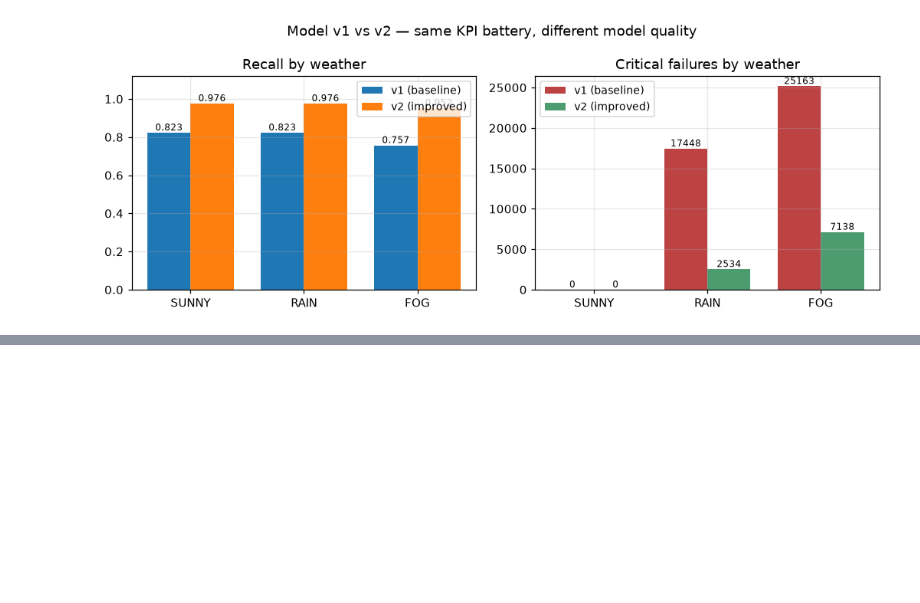
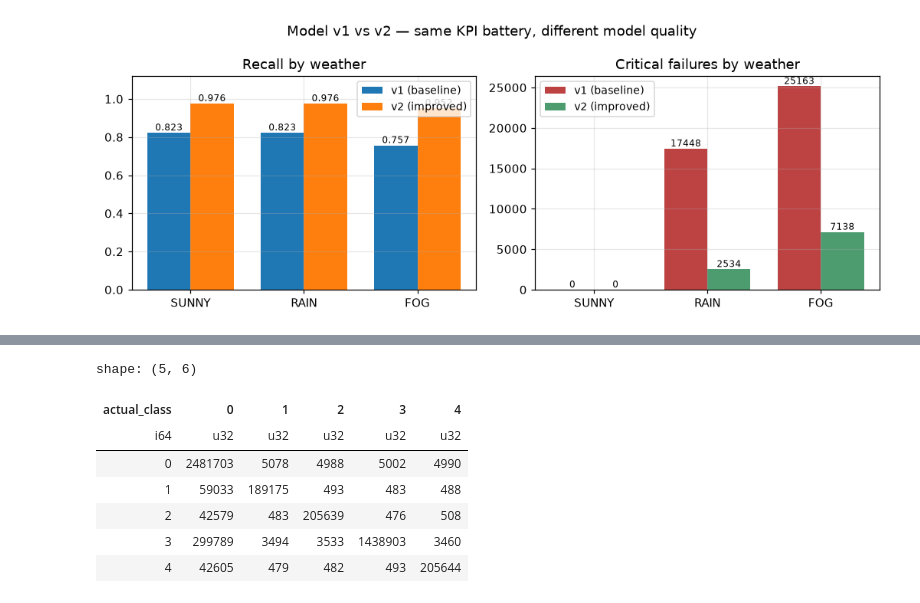
Before and after one commit to sepawid/av-portfolio, a Jupyter notebook: notebooks/exploration.ipynb, the cells around one changed output, grey strips where cells are left out. Saved outputs shown, nothing was run; the diff lists cells and outputs as text; code cells hidden in the pictures; blank space fills up the shorter version.

```diff
--- a/notebooks/exploration.ipynb
+++ b/notebooks/exploration.ipynb
@@ -406,0 +413,28 @@ plt.show()
+# %%
+df_effective = df.select(
+    "actual_class",
+    pl.when(pl.col("confidence") >= CONFIDENCE_THRESHOLD)
+    .then(pl.col("predicted_class"))
+    .otherwise(0)
+    .alias("effective_class"),
+)
+
+CLASS_ORDER = (0, 1, 2, 3, 4)
+confusion = (
+    df_effective.group_by(["actual_class", "effective_class"])
+    .len(name="frames")
+    .pivot(on="effective_class", index="actual_class", values="frames")
+    .fill_null(0)
+    .sort("actual_class")
+    .select("actual_class", *[str(c) for c in CLASS_ORDER])
+)
+confusion
+# %% [output]
+shape: (5, 6)
+| actual_class | 0 | 1 | 2 | 3 | 4 |
+| i64 | u32 | u32 | u32 | u32 | u32 |
+| 0 | 2481703 | 5078 | 4988 | 5002 | 4990 |
+| 1 | 59033 | 189175 | 493 | 483 | 488 |
+| 2 | 42579 | 483 | 205639 | 476 | 508 |
+| 3 | 299789 | 3494 | 3533 | 1438903 | 3460 |
+| 4 | 42605 | 479 | 482 | 493 | 205644 |
```
Also changed, not shown: parts of 5 cells of this notebook, 1 other file.
